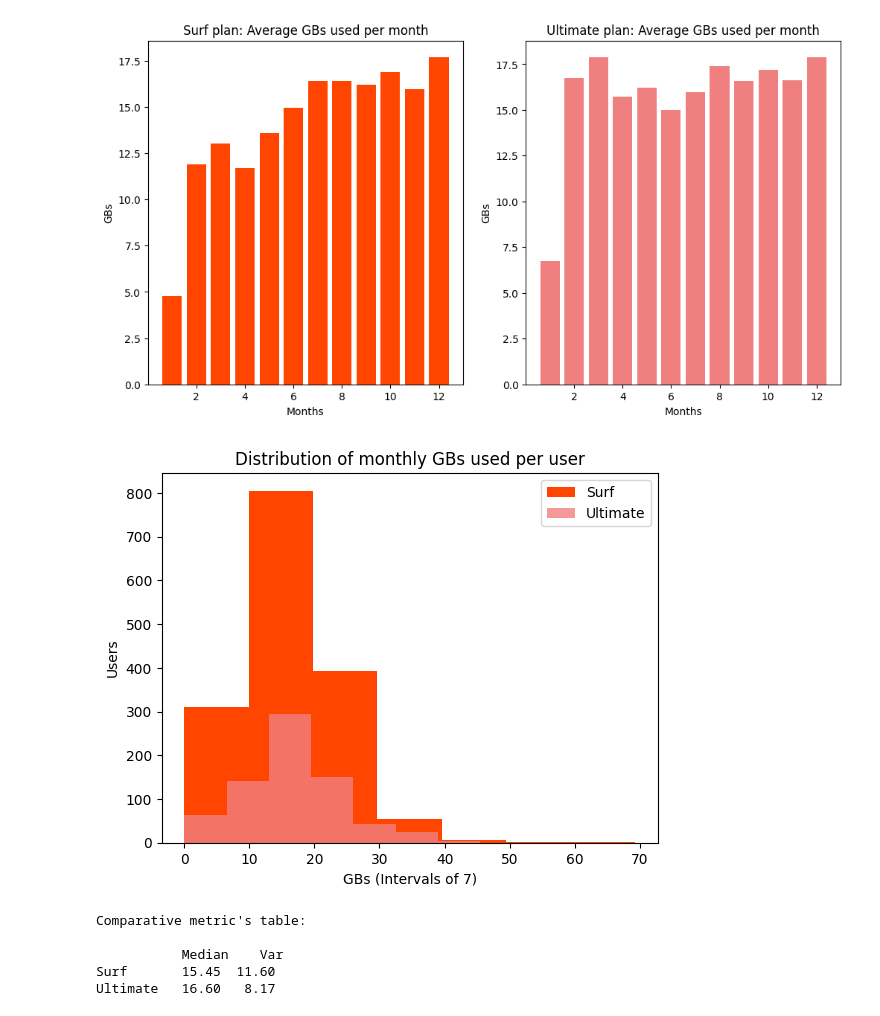
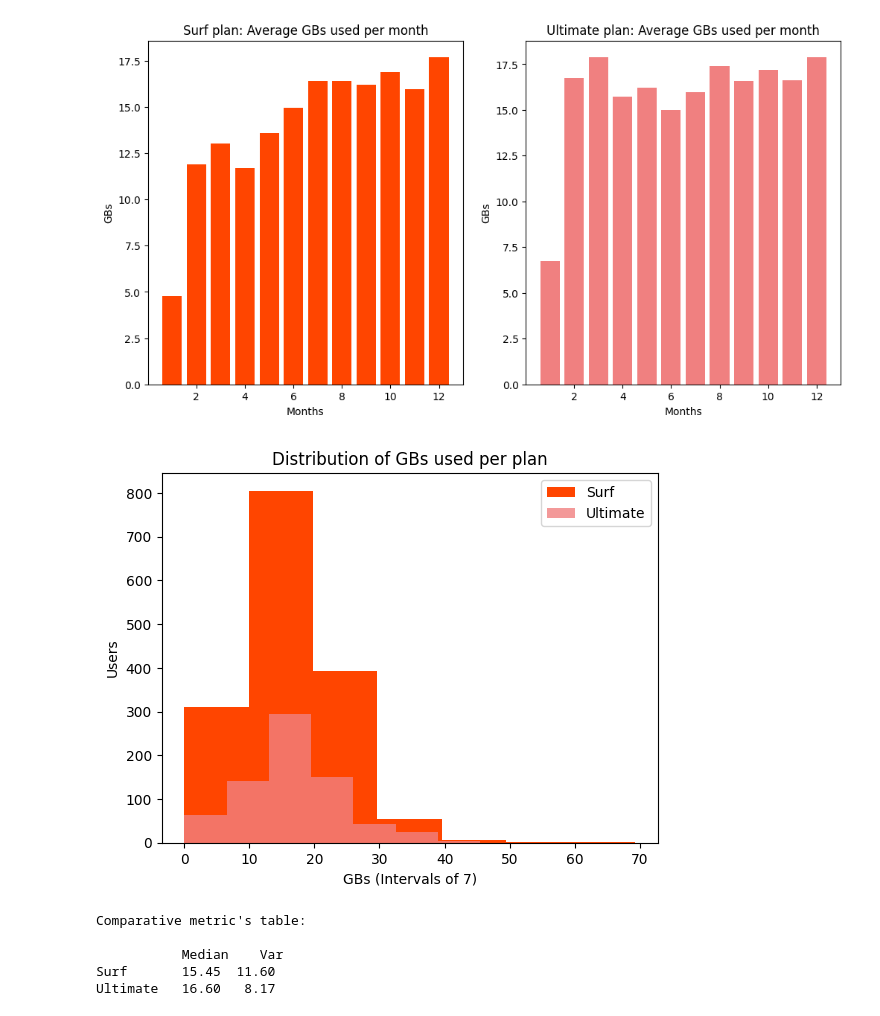
Before and after one commit to Calarioz/DA_Telecom, a Jupyter notebook: Jupyter.ipynb, the cells around one changed output. Cells and saved outputs as stored; diff of their text form; code cells hidden in the pictures.

```diff
--- a/Jupyter.ipynb
+++ b/Jupyter.ipynb
@@ -814,23 +858,23 @@ comparative_plans_bar_char(set_1 = surf_mean_gbs,
 # %%
 # Getting Dataset
 gbs_summary = df_summary[['plan_name','gb_used']]
 
 # Plans
 surf_gbs_sumary = gbs_summary[gbs_summary['plan_name'] == 'surf']
 ultimate_gbs_sumary = gbs_summary[gbs_summary['plan_name'] == 'ultimate']
 
 comparative_plans_hist_char(set_1= surf_gbs_sumary,
                             color_1='orangered',
                             set_2 = ultimate_gbs_sumary,
                             color_2='lightcoral',
                             field ='gb_used',
                             x_label='GBs (Intervals of 7)',
                             y_label='Users',
-                            title='Distribution of monthly GBs used per user',
+                            title='Distribution of GBs used per plan',
                             bins=7,
                             )
 # %% [output]
-[figure, old version]
+[figure, new version]
 # %%
 # Getting metric charts
 basic_metrics(set_1 = surf_mean_gbs,
```
Also changed, not shown: parts of 23 cells of this notebook.
